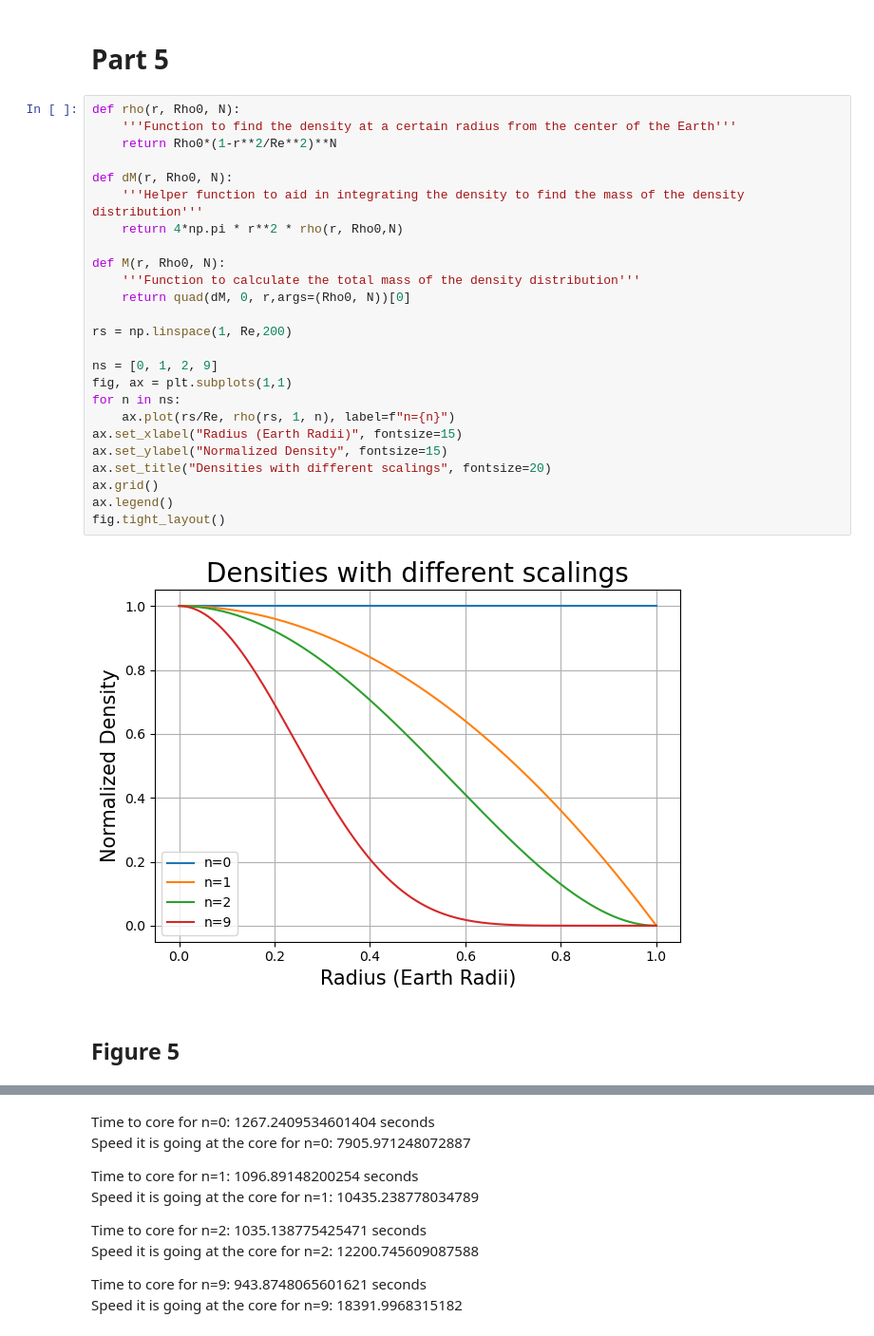
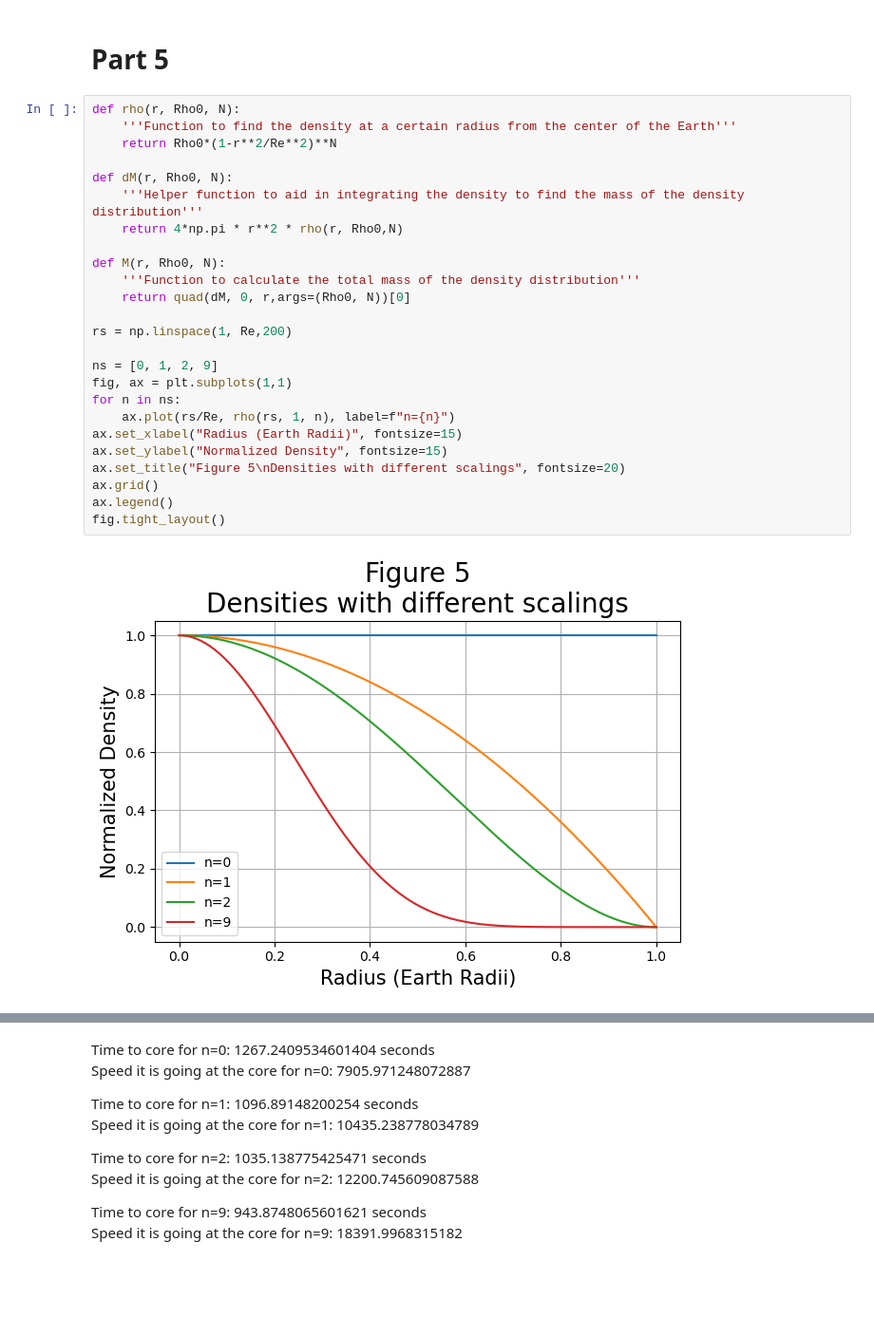
Before and after one commit to MatthewPrem/PHYS265-spring25, a Jupyter notebook: Lab2/Lab 2.ipynb, the cells around one changed output, grey strips where cells are left out. Shown at 95% size. Drawn from its saved outputs; the diff is of its cells as text; blank space fills up the shorter version.

Commit message:
Added figures

```diff
--- a/Lab2/Lab 2.ipynb
+++ b/Lab2/Lab 2.ipynb
@@ -345,32 +342,30 @@ The orbital period of the object at the Earth's radius is twice that of the time
 # %%
 def rho(r, Rho0, N):
     '''Function to find the density at a certain radius from the center of the Earth'''
     return Rho0*(1-r**2/Re**2)**N
 
 def dM(r, Rho0, N):
     '''Helper function to aid in integrating the density to find the mass of the density distribution'''
     return 4*np.pi * r**2 * rho(r, Rho0,N)
 
 def M(r, Rho0, N):
     '''Function to calculate the total mass of the density distribution'''
     return quad(dM, 0, r,args=(Rho0, N))[0]
 
 rs = np.linspace(1, Re,200)
 
 ns = [0, 1, 2, 9]
 fig, ax = plt.subplots(1,1)
 for n in ns:
     ax.plot(rs/Re, rho(rs, 1, n), label=f"n={n}")
 ax.set_xlabel("Radius (Earth Radii)", fontsize=15)
 ax.set_ylabel("Normalized Density", fontsize=15)
-ax.set_title("Densities with different scalings", fontsize=20)
+ax.set_title("Figure 5\nDensities with different scalings", fontsize=20)
 ax.grid()
 ax.legend()
 fig.tight_layout()
 # %% [output]
-[figure, old version]
+[figure, new version]
-# %% [markdown]
-## Figure 5
 # %%
 fig, ax = plt.subplots(1,1)
 for n in ns:
```
Also changed, not shown: parts of 12 cells of this notebook, 7 other files.
